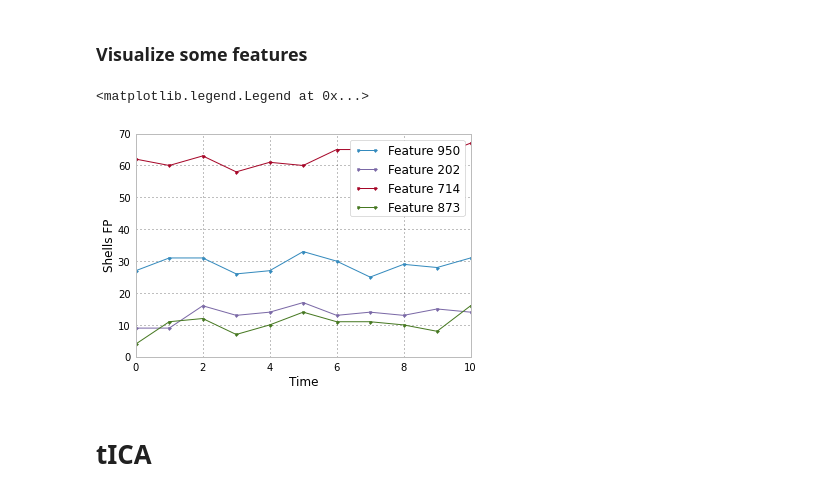
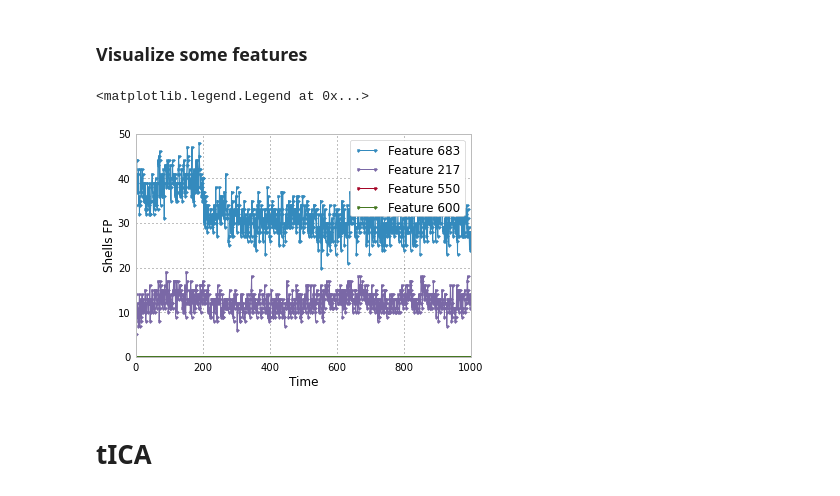
Before and after one commit to mpharrigan/wetmsm, a Jupyter notebook: ipython/bphc.ipynb, the cells around one changed output. Saved outputs shown, nothing was run; the diff lists cells and outputs as text; code cells hidden in the pictures.

```diff
--- a/ipython/bphc.ipynb
+++ b/ipython/bphc.ipynb
@@ -39,13 +51,24 @@ print fps.shape
+# %%
+def reshapify(fp3ds):
+    fp2d = np.reshape(fp3d, (fp3d.shape[0], fp3d.shape[1] * fp3d.shape[2]))
+    return fp2d
+# %%
+fp3dn_all = [normify(fp3d) for fp3d in fp3d_all]
+# %%
+fp3dns_all = [slimify(fp3dn) for fp3dn in fp3dn_all]
+# %%
+fp2d_all = [reshapify(fp3dns) for fp3dns in fp3dns_all]
 # %% [markdown]
 ### Visualize some features
 # %%
-for i in np.random.randint(0, fps.shape[1], 4):
-    plt.plot(fps[:, i], '.-', label="Feature {}".format(i))
+fp2d = fp2d_all[np.random.randint(len(fp2d_all))]
+for i in np.random.randint(0, fp2d.shape[1], 4):
+    plt.plot(fp2d[:, i], '.-', label="Feature {}".format(i))
 plt.xlabel('Time'); plt.ylabel('Shells FP');
 plt.legend(loc='best')
 # %% [output]
 <matplotlib.legend.Legend at 0x...>
-[figure, old version]
+[figure, new version]
 # %% [markdown]
 # tICA
 # %%
```
Also changed, not shown: parts of 8 cells of this notebook.
